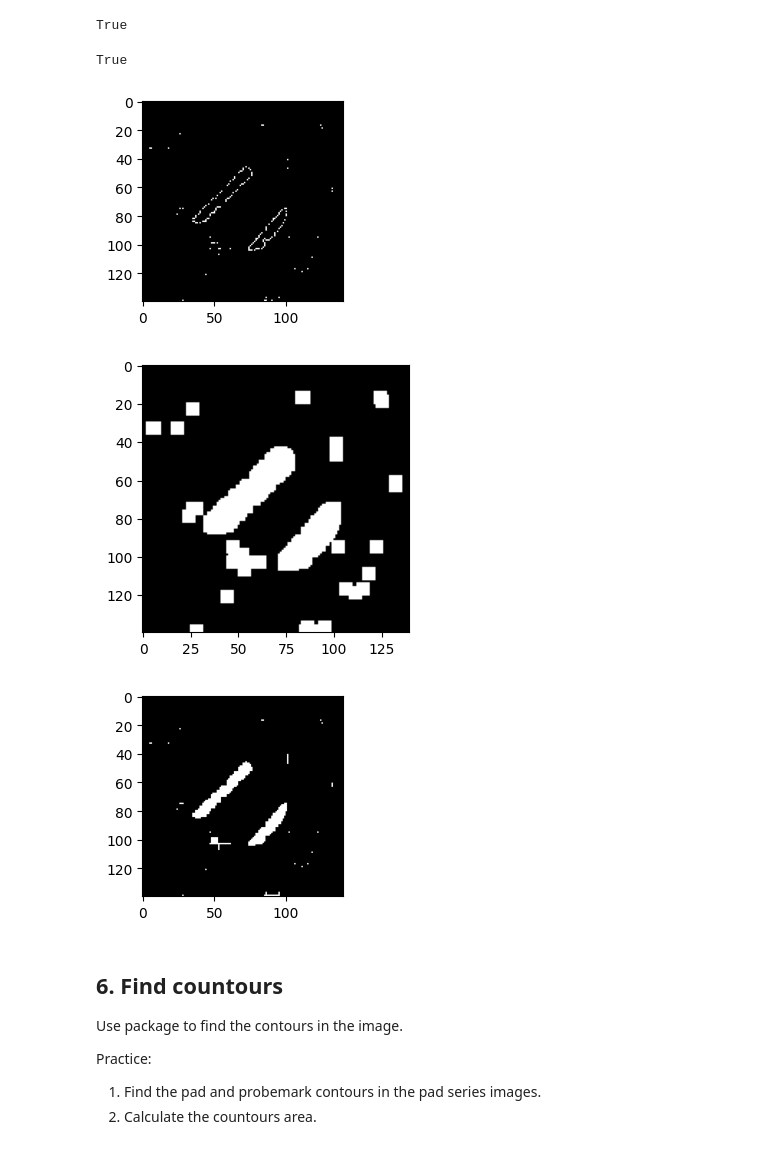
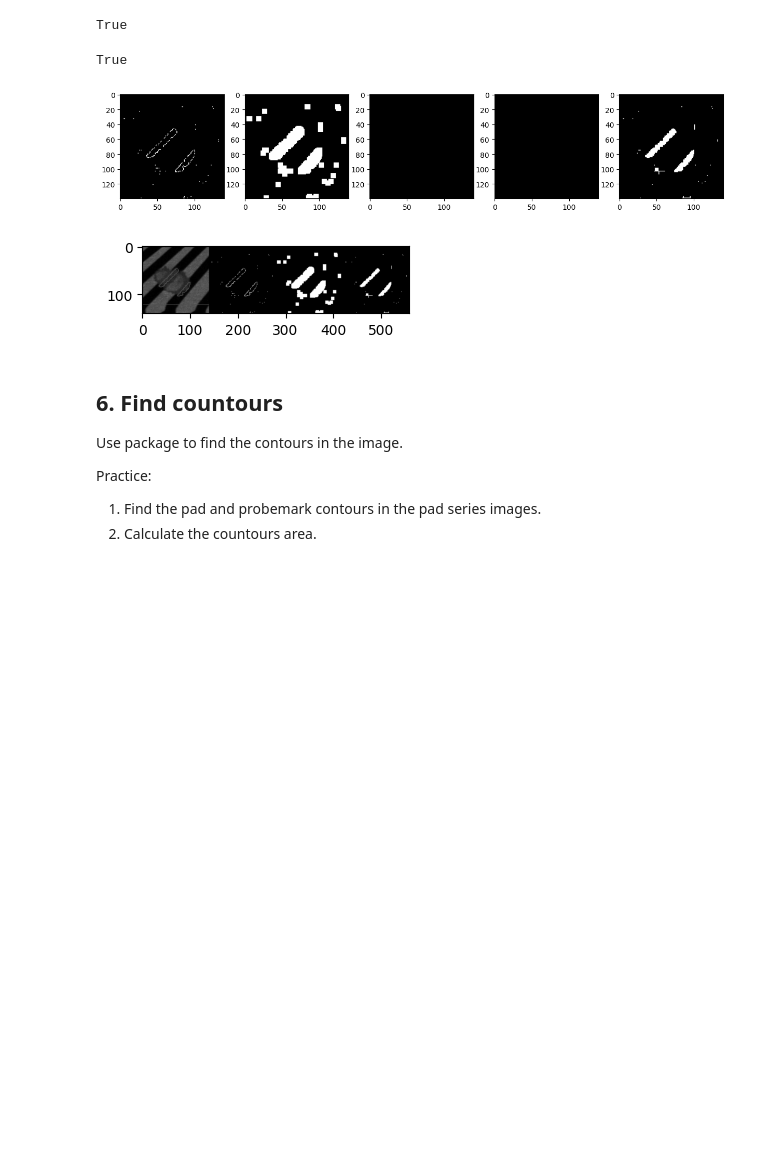
Before and after one commit to DanielHuang0206/NEAF_DIP_2024, a Jupyter notebook: DIP2024_practice.ipynb, the cells around one changed output. Drawn from its saved outputs; the diff is of its cells as text; code cells hidden in the pictures; blank space fills up the shorter version.

```diff
--- a/DIP2024_practice.ipynb
+++ b/DIP2024_practice.ipynb
@@ -295,42 +295,45 @@ threshold = 102
 
 # Try to use erosion, dilation, open, close to fill up the lines.
 
 """
 Your code here
 """
 _,image_binary_yellow = cv2.threshold(hsv_blue, threshold, 255, cv2.THRESH_BINARY)
 
 plt.figure(figsize=(15, 15))
 plt.subplot(1, 5, 1)
 plt.imshow(image_binary_yellow , cmap='gray')
 
 dilated_img = cv2.dilate(image_binary_yellow, kernel, iterations=1)
 eroded_img = cv2.erode(image_binary_yellow, kernel, iterations=1)
 open_img = cv2.erode(dilated_img, kernel, iterations=1)
 close_img = cv2.dilate(eroded_img, kernel, iterations=1)
-plt.figure(figsize=(20, 20))
+
+
 plt.subplot(1, 5, 2)
 plt.imshow(dilated_img , cmap='gray')
-"""
-plt.figure(figsize=(15, 15))
+
+
 plt.subplot(1, 5, 3)
 plt.imshow(eroded_img , cmap='gray')
 
-plt.figure(figsize=(15, 15))
 plt.subplot(1, 5, 4)
 plt.imshow(close_img , cmap='gray')
-"""
-plt.figure(figsize=(15, 15))
+
+
 plt.subplot(1, 5, 5)
 plt.imshow(open_img , cmap='gray')
+
 result = np.hstack((hsv_blue, image_binary_yellow, dilated_img, open_img))
+plt.figure(figsize=(20, 20))
+plt.subplot(1, 5, 1)
+plt.imshow(result, cmap='gray')
 # save result
 cv2.imwrite('output/morpho_blue.jpg', result)
 # %% [output]
 True
-[figure, old version]
+[figure, new version]
-[figure, old version]
+[figure, new version]
-[figure, removed]
 # %% [markdown]
 ## **6. Find countours**
 
```
